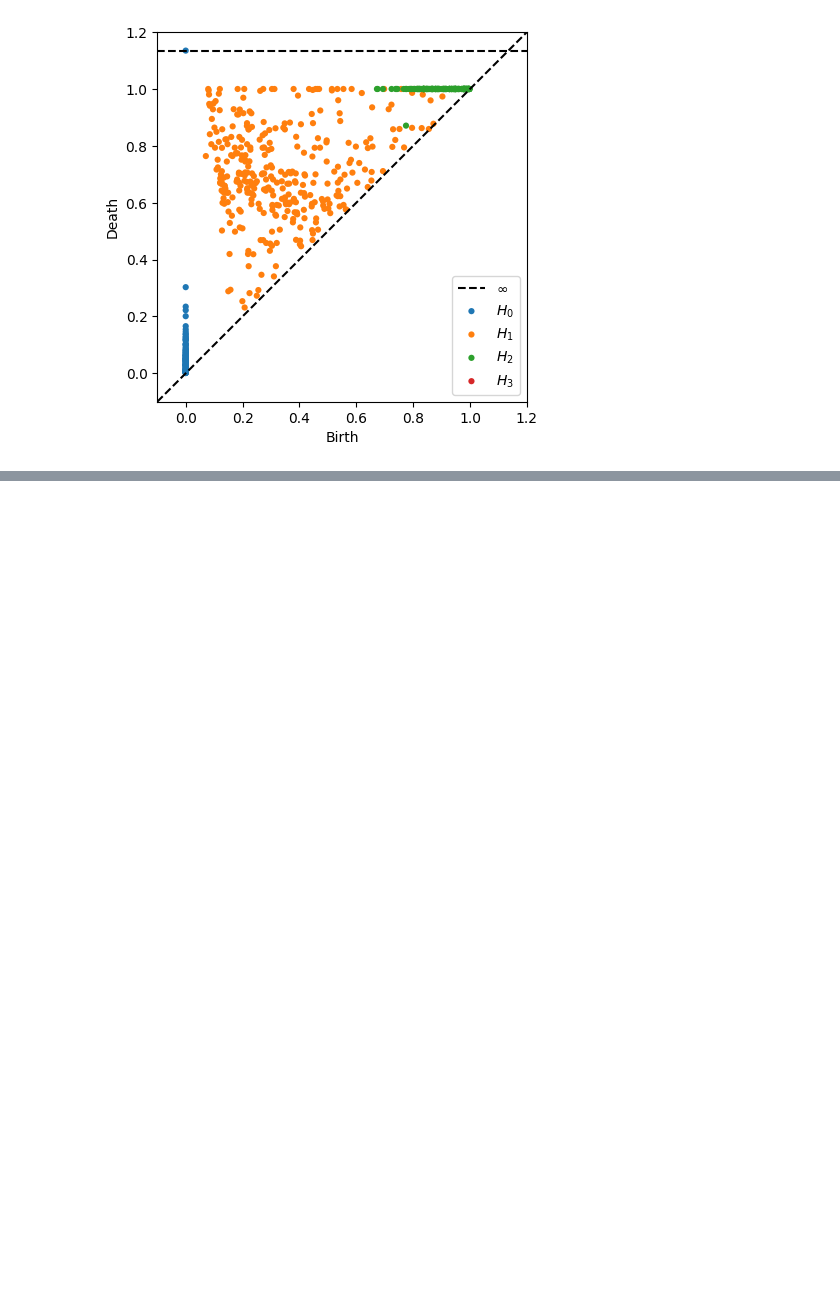
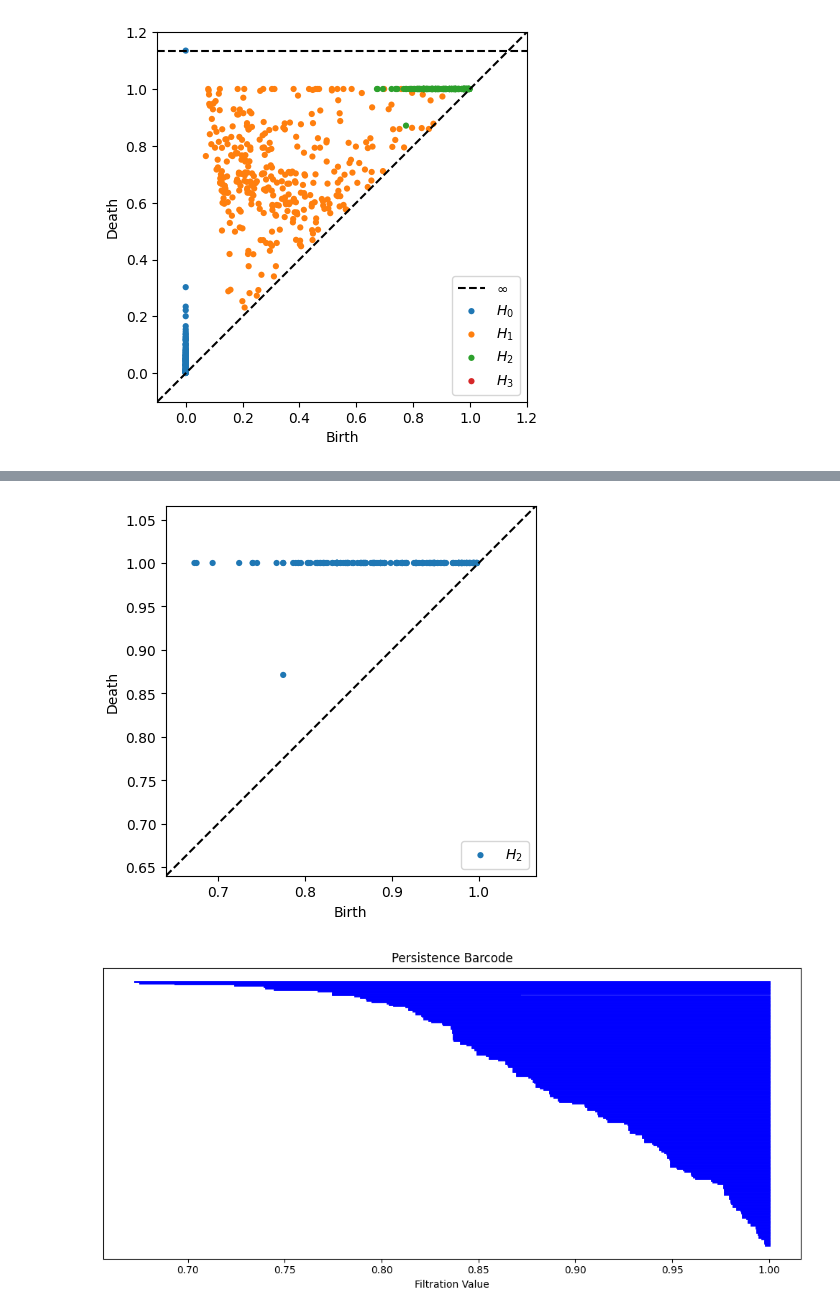
Before and after one commit to mehdimerbah/TDA-PPIN, a Jupyter notebook: tda_analysis/TDA_PPI_Node_Classification_Dummy.ipynb, the cells around one changed output, grey strips where cells are left out. Drawn from its saved outputs; the diff is of its cells as text; code cells hidden in the pictures; blank space fills up the shorter version.

```diff
--- a/tda_analysis/TDA_PPI_Node_Classification_Dummy.ipynb
+++ b/tda_analysis/TDA_PPI_Node_Classification_Dummy.ipynb
@@ -489,0 +477,6 @@ len(pers_features)
+# %%
+plot_diagrams(dist_mat_diags_ripser, plot_only=[2])
+plot_barcode(dist_mat_diags_ripser, 2)
+# %% [output]
+[figure, added]
+[figure, added]
```
Also changed, not shown: parts of 10 cells of this notebook, 1 other file.
